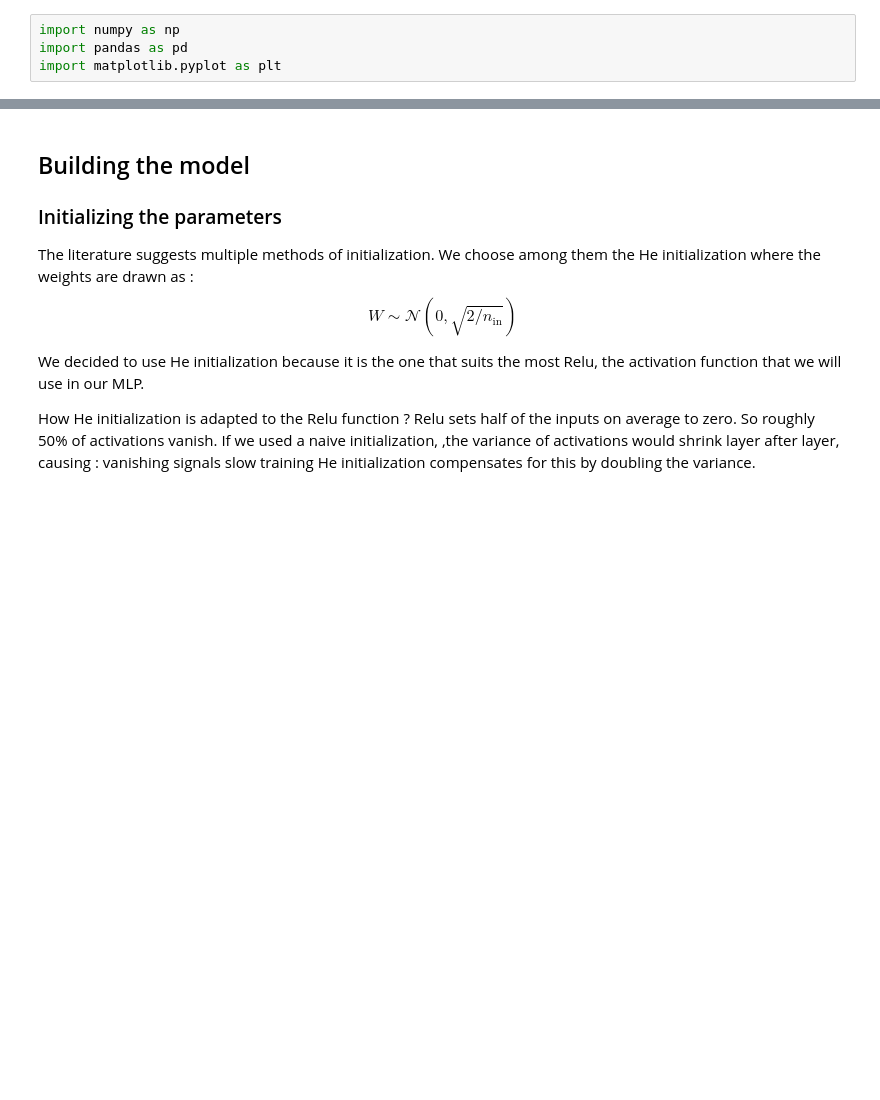
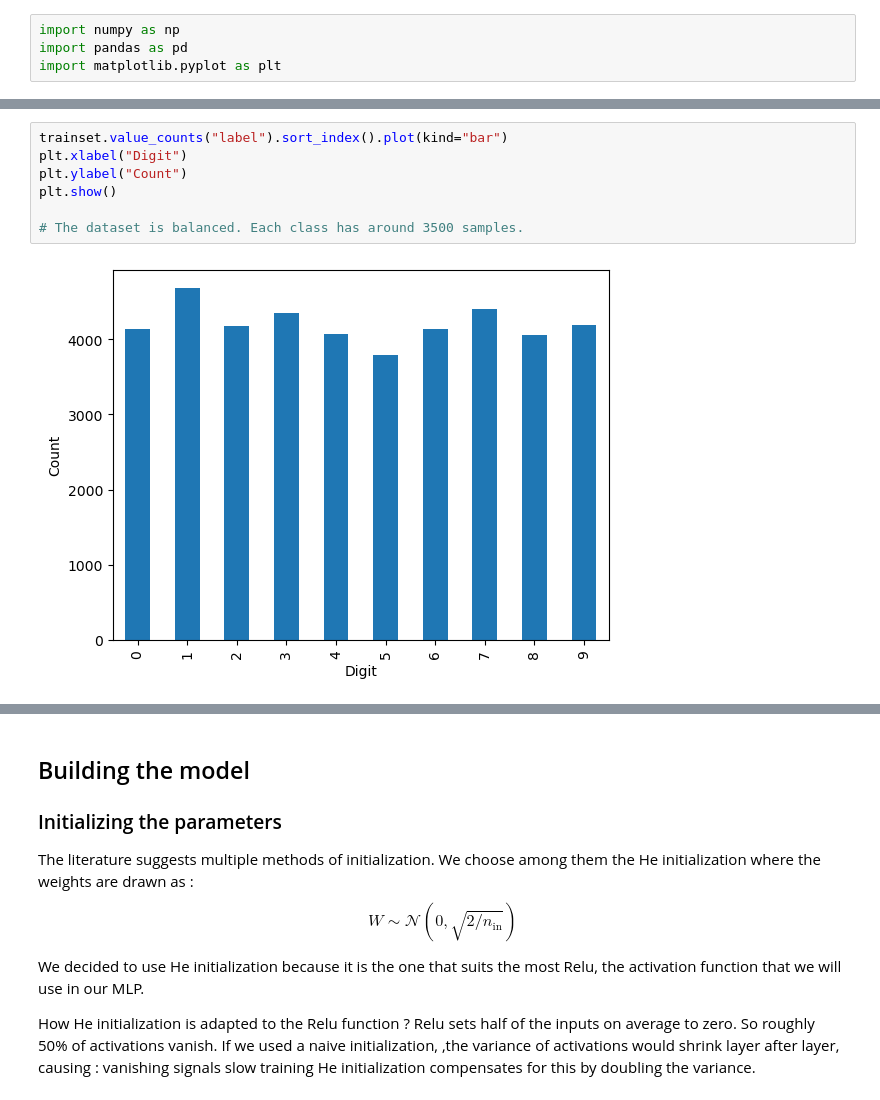
Before and after one commit to OJ658/Multi-layer-perceptron, a Jupyter notebook: MLP_mnist_classification.ipynb, the cells around one changed output, grey strips where cells are left out. Drawn from its saved outputs; the diff is of its cells as text; blank space fills up the shorter version.

```diff
--- a/MLP_mnist_classification.ipynb
+++ b/MLP_mnist_classification.ipynb
@@ -49,3 +31,12 @@ print(testset.isnull().sum().sum())
+# %%
+trainset.value_counts("label").sort_index().plot(kind="bar")
+plt.xlabel("Digit")
+plt.ylabel("Count")
+plt.show()
+
+# The dataset is balanced. Each class has around 3500 samples.
+# %% [output]
+[figure, added]
 # %%
 #splitting the training dataset into the training and the validation datasets
 validset = trainset.sample(frac=0.2, random_state=42)
```
Also changed, not shown: parts of 24 cells of this notebook.
